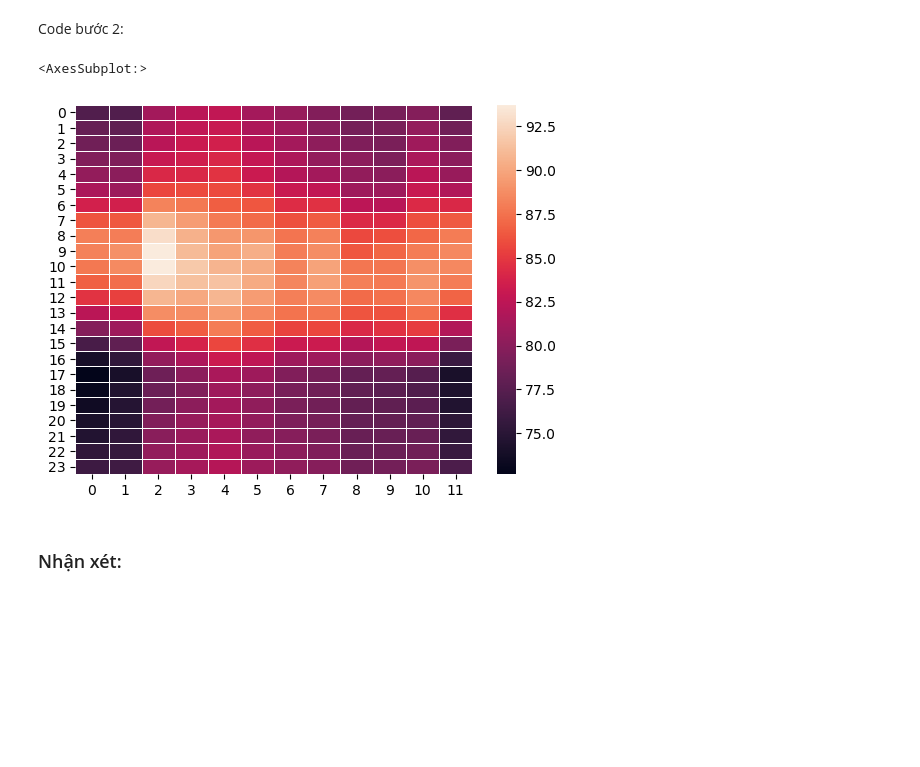
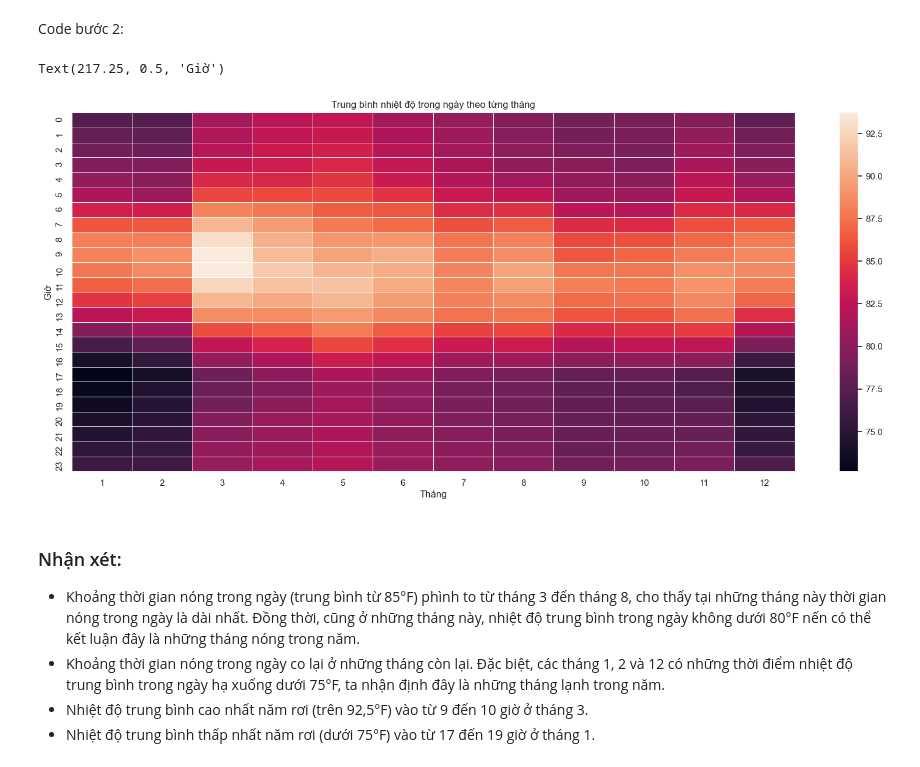
Before and after one commit to duongtanton/NP-KHDL-Gr9, a Jupyter notebook: Problem-Framing.ipynb, the cells around one changed output. Saved outputs shown, nothing was run; the diff lists cells and outputs as text; code cells hidden in the pictures; blank space fills up the shorter version.

```diff
--- a/Problem-Framing.ipynb
+++ b/Problem-Framing.ipynb
@@ -93,10 +107,17 @@ mean_temp_per_h_each_m
 | 23 | 76.100000 | 76.185185 | 80.596774 | 81.333333 | 82.114754 | 80.816667 | 80.306452 | 79.741935 | 78.728814 | 78.903226 | 79.233333 | ... |
 # %% [markdown]
 Code bước 2:
-# %%
-sns.heatmap(mean_temp_per_h_each_m, linewidth = 0.5)
-# %% [output]
-<AxesSubplot:>
-[figure, removed]
-# %% [markdown]
-### Nhận xét:
+# %%
+sns.heatmap(mean_temp_per_h_each_m, linewidth = 0.5)
+plt.title('Trung bình nhiệt độ trong ngày theo từng tháng')
+plt.xlabel('Tháng')
+plt.ylabel('Giờ')
+# %% [output]
+Text(217.25, 0.5, 'Giờ')
+[figure, added]
+# %% [markdown]
+### Nhận xét:
+- Khoảng thời gian nóng trong ngày (trung bình từ 85°F) phình to từ tháng 3 đến tháng 8, cho thấy tại những tháng này thời gian nóng trong ngày là dài nhất. Đồng thời, cũng ở những tháng này, nhiệt độ trung bình trong ngày không dưới 80°F nến có thể kết luận đây là những tháng nóng trong năm.
+- Khoảng thời gian nóng trong ngày co lại ở những tháng còn lại. Đặc biệt, các tháng 1, 2 và 12 có những thời điểm nhiệt độ trung bình trong ngày hạ xuống dưới 75°F, ta nhận định đây là những tháng lạnh trong năm.
+- Nhiệt độ trung bình cao nhất năm rơi (trên 92,5°F) vào từ 9 đến 10 giờ ở tháng 3.
+- Nhiệt độ trung bình thấp nhất năm rơi (dưới 75°F) vào từ 17 đến 19 giờ ở tháng 1.
```
Also changed, not shown: parts of 12 cells of this notebook.
